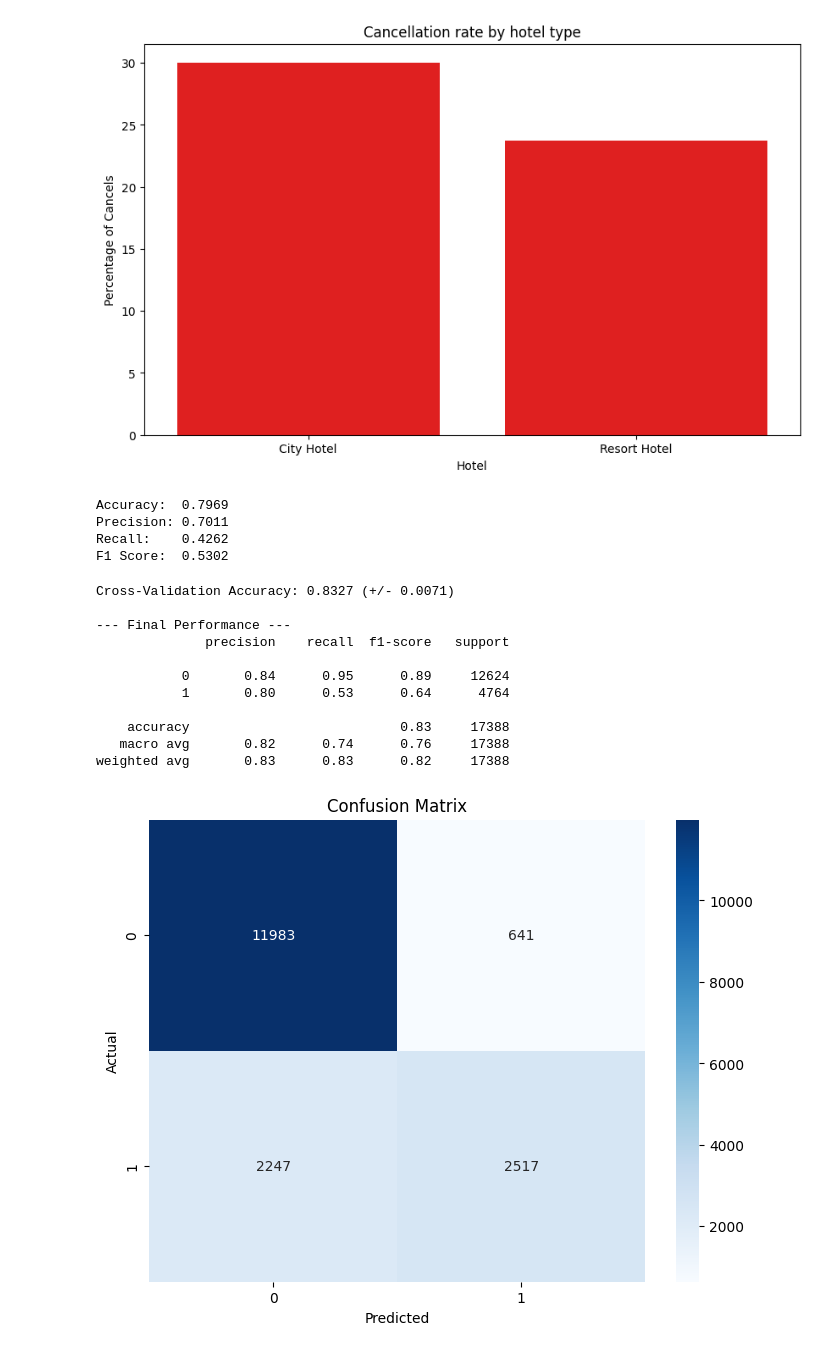
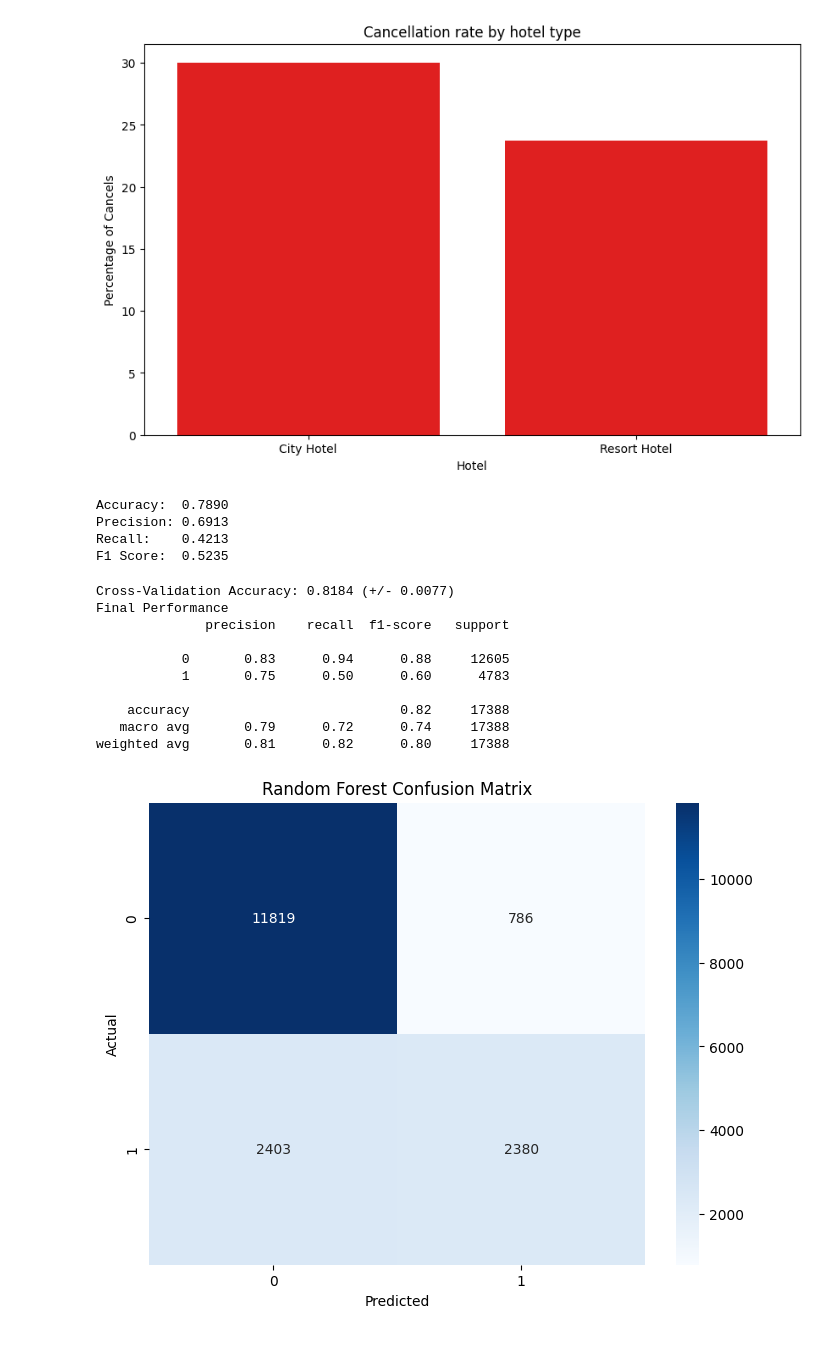
Before and after one commit to AlvinShaoPortfolio/CSE351_Project, a Jupyter notebook: Project.ipynb, the cells around one changed output. Drawn from its saved outputs; the diff is of its cells as text; code cells hidden in the pictures.

Commit message:
Updated cross validation

```diff
--- a/Project.ipynb
+++ b/Project.ipynb
@@ -196,8 +199,10 @@ df_model = pd.get_dummies(df_copy, columns=pre_encoded_columns, drop_first=True)
 X = df_model.drop(columns=['is_canceled'])
 y = df_model['is_canceled']
 
-#splitting data into 70% training and 30% testing + validation
-X_train, X_temp, y_train, y_temp = train_test_split(X, y, test_size=0.30, random_state=67)
+# splitting data into 80% training and 20% testing
+X_train, X_test, y_train, y_test = train_test_split(X, y, test_size=0.20, random_state=67)
 
-#splitting the 30% into testing and validation 15%|15%
-X_val, X_test, y_val, y_test = train_test_split(X_temp, y_temp, test_size=0.50, random_state=67)
+# scale inputs
+scaler = StandardScaler()
+X_train_scaled = scaler.fit_transform(X_train)
+X_test_scaled = scaler.transform(X_test)
@@ -211,60 +209,67 @@ X_test_scaled = scaler.transform(X_test)
 # %%
 #training the logistic regression model over 1000 iterations
-logistic_regression_model = LogisticRegression(max_iter=1000)
+logistic_regression_model = LogisticRegression(max_iter=1000, random_state=67)
+
+# cross validation
+cv_scores_lr = cross_val_score(logistic_regression_model, X_train_scaled, y_train, cv=5, scoring='accuracy')
+
+print('Logistic Regression: Cross-Validation Results')
+print(f'Accuracy for each of the 5 folds: {cv_scores_lr}')
+print(f'Average Validation Accuracy:      {cv_scores_lr.mean():.4f}')
+
+# Final fit and prediction
 logistic_regression_model.fit(X_train_scaled, y_train)
-
 logistic_regression_prediction = logistic_regression_model.predict(X_test_scaled)
 
+# evaluate
 print(f'Accuracy:  {accuracy_score(y_test, logistic_regression_prediction):.4f}')
 print(f'Precision: {precision_score(y_test, logistic_regression_prediction):.4f}')
 print(f'Recall:    {recall_score(y_test, logistic_regression_prediction):.4f}')
 print(f'F1 Score:  {f1_score(y_test, logistic_regression_prediction):.4f}')
 # %% [output]
-Accuracy:  0.7969
-Precision: 0.7011
-Recall:    0.4262
-F1 Score:  0.5302
+Accuracy:  0.7890
+Precision: 0.6913
+Recall:    0.4213
+F1 Score:  0.5235
 # %%
 from sklearn.model_selection import cross_val_score
 from sklearn.ensemble import RandomForestClassifier
 from sklearn.metrics import classification_report, confusion_matrix
 
-X = df.drop(columns=['is_canceled'])
-y = df['is_canceled']
-X = pd.get_dummies(X, drop_first=True)
+# initialize model
+rf_model = RandomForestClassifier(n_estimators=100, max_depth=20, n_jobs=-1, random_state=67)
 
-X_train, X_test, y_train, y_test = train_test_split(X, y, test_size=0.2, random_state=42)
-
-rf_model = RandomForestClassifier(n_estimators=100, max_depth=20, n_jobs=-1, random_state=42)
-rf_model.fit(X_train, y_train)
-
-cv_scores = cross_val_score(rf_model, X_train, y_train, cv=5)
+# cross validation
+cv_scores = cross_val_score(rf_model, X_train_scaled, y_train, cv=5)
 print(f"Cross-Validation Accuracy: {cv_scores.mean():.4f} (+/- {cv_scores.std() * 2:.4f})")
 
-y_pred = rf_model.predict(X_test)
+# final fit and prediction
+rf_model.fit(X_train_scaled, y_train)
+rf_prediction = rf_model.predict(X_test_scaled)
 
-print("\n--- Final Performance ---")
-print(classification_report(y_test, y_pred))
+# evaluate
+print("Final Performance")
+print(classification_report(y_test, rf_prediction))
 
+# confusion matrix
 plt.figure(figsize=(8,6))
-sns.heatmap(confusion_matrix(y_test, y_pred), annot=True, fmt='d', cmap='Blues')
+sns.heatmap(confusion_matrix(y_test, rf_prediction), annot=True, fmt='d', cmap='Blues')
 plt.xlabel('Predicted')
 plt.ylabel('Actual')
-plt.title('Confusion Matrix')
+plt.title('Random Forest Confusion Matrix')
 plt.show()
 # %% [output]
-Cross-Validation Accuracy: 0.8327 (+/- 0.0071)
-
---- Final Performance ---
+Cross-Validation Accuracy: 0.8184 (+/- 0.0077)
+Final Performance
               precision    recall  f1-score   support
 
-           0       0.84      0.95      0.89     12624
-           1       0.80      0.53      0.64      4764
+           0       0.83      0.94      0.88     12605
+           1       0.75      0.50      0.60      4783
 
-    accuracy                           0.83     17388
-   macro avg       0.82      0.74      0.76     17388
-weighted avg       0.83      0.83      0.82     17388
+    accuracy                           0.82     17388
+   macro avg       0.79      0.72      0.74     17388
+weighted avg       0.81      0.82      0.80     17388
-[figure, old version]
+[figure, new version]
 # %%
 from sklearn.tree import DecisionTreeClassifier
 # %%
```
Also changed, not shown: parts of 3 cells of this notebook.
